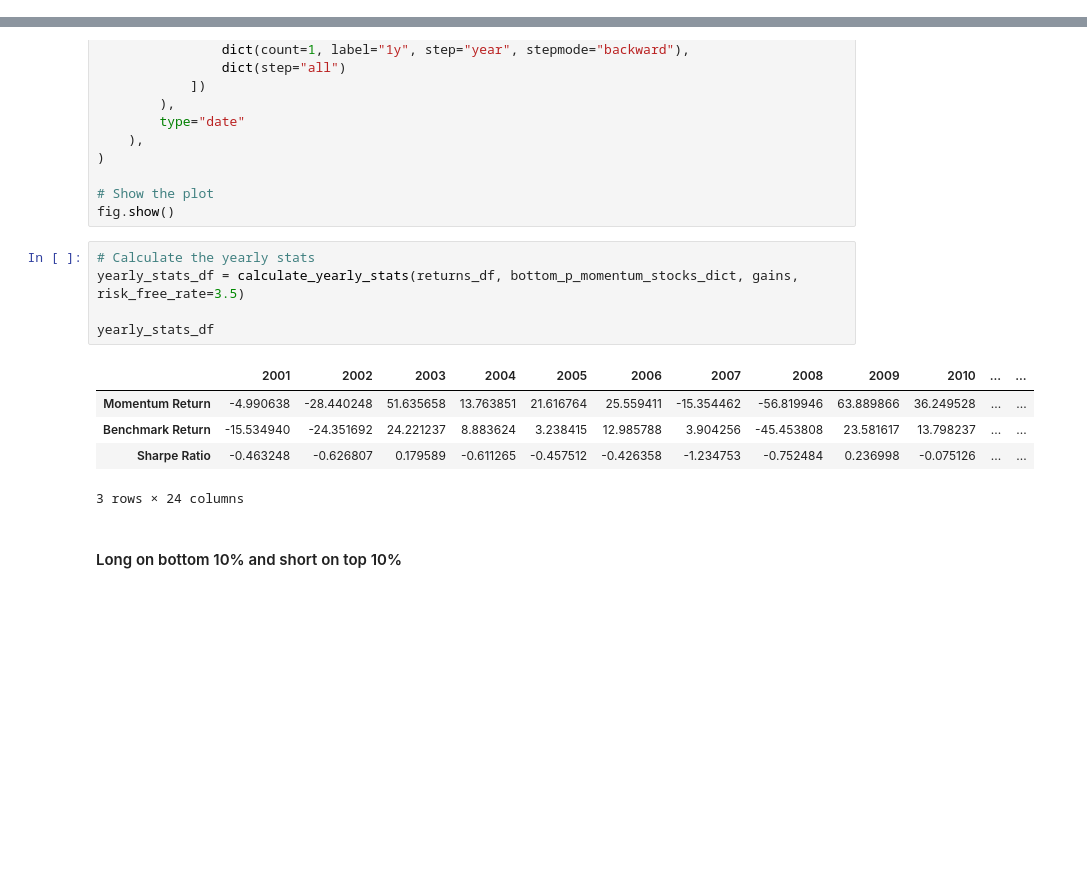
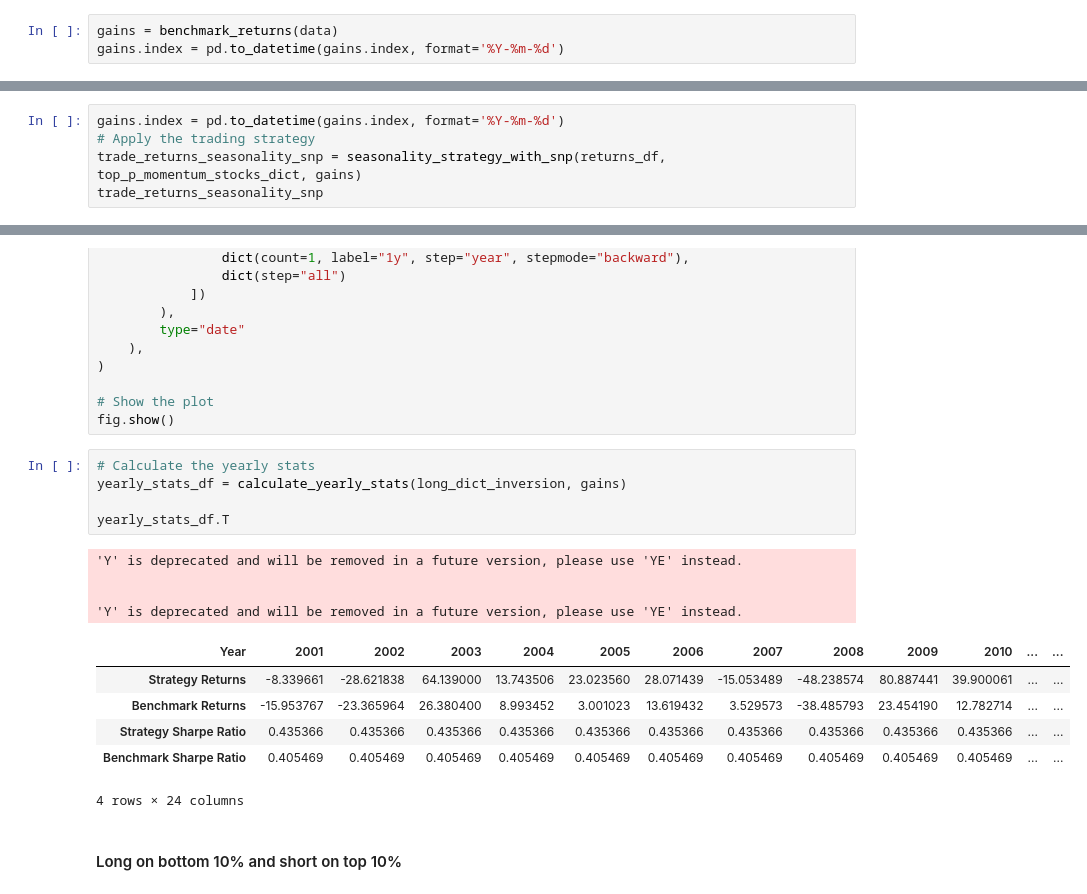
Before and after one commit to satyaki-02/Factor_Investing_in_Stock-Market, a Jupyter notebook: main.ipynb, the cells around one changed output, grey strips where cells are left out. Drawn from its saved outputs; the diff is of its cells as text; blank space fills up the shorter version.

```diff
--- a/main.ipynb
+++ b/main.ipynb
@@ -353,0 +342,3 @@ gains = benchmark_returns(data)
+# %%
+gains = benchmark_returns(data)
+gains.index = pd.to_datetime(gains.index, format='%Y-%m-%d')
@@ -399,0 +396,5 @@ adjuste
+# %%
+gains.index = pd.to_datetime(gains.index, format='%Y-%m-%d')
+# Apply the trading strategy
+trade_returns_seasonality_snp = seasonality_strategy_with_snp(returns_df, top_p_momentum_stocks_dict, gains)
+trade_returns_seasonality_snp
@@ -976,15 +1026,20 @@ fig.update_layout(
 fig.show()
 # %%
 # Calculate the yearly stats
-yearly_stats_df = calculate_yearly_stats(returns_df, bottom_p_momentum_stocks_dict, gains, risk_free_rate=3.5)
+yearly_stats_df = calculate_yearly_stats(long_dict_inversion, gains)
 
-yearly_stats_df
+yearly_stats_df.T
 # %% [output]
+'Y' is deprecated and will be removed in a future version, please use 'YE' instead.
+
+
+'Y' is deprecated and will be removed in a future version, please use 'YE' instead.
-|  | 2001 | 2002 | 2003 | 2004 | 2005 | 2006 | 2007 | 2008 | 2009 | 2010 | ... | ... |
-| Momentum Return | -4.990638 | -28.440248 | 51.635658 | 13.763851 | 21.616764 | 25.559411 | -15.354462 | -56.819946 | 63.889866 | 36.249528 | ... | ... |
-| Benchmark Return | -15.534940 | -24.351692 | 24.221237 | 8.883624 | 3.238415 | 12.985788 | 3.904256 | -45.453808 | 23.581617 | 13.798237 | ... | ... |
-| Sharpe Ratio | -0.463248 | -0.626807 | 0.179589 | -0.611265 | -0.457512 | -0.426358 | -1.234753 | -0.752484 | 0.236998 | -0.075126 | ... | ... |
+| Year | 2001 | 2002 | 2003 | 2004 | 2005 | 2006 | 2007 | 2008 | 2009 | 2010 | ... | ... |
+| Strategy Returns | -8.339661 | -28.621838 | 64.139000 | 13.743506 | 23.023560 | 28.071439 | -15.053489 | -48.238574 | 80.887441 | 39.900061 | ... | ... |
+| Benchmark Returns | -15.953767 | -23.365964 | 26.380400 | 8.993452 | 3.001023 | 13.619432 | 3.529573 | -38.485793 | 23.454190 | 12.782714 | ... | ... |
+| Strategy Sharpe Ratio | 0.435366 | 0.435366 | 0.435366 | 0.435366 | 0.435366 | 0.435366 | 0.435366 | 0.435366 | 0.435366 | 0.435366 | ... | ... |
+| Benchmark Sharpe Ratio | 0.405469 | 0.405469 | 0.405469 | 0.405469 | 0.405469 | 0.405469 | 0.405469 | 0.405469 | 0.405469 | 0.405469 | ... | ... |
-3 rows × 24 columns
+4 rows × 24 columns
 # %% [markdown]
 #### Long on bottom 10% and short on top 10%
 # %%
```
Also changed, not shown: parts of 93 cells of this notebook, 1 other file.
